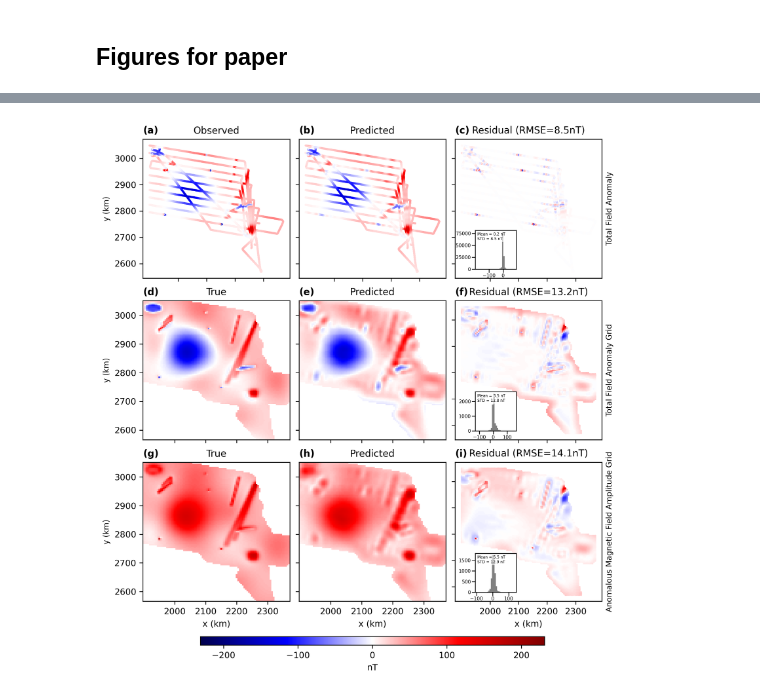
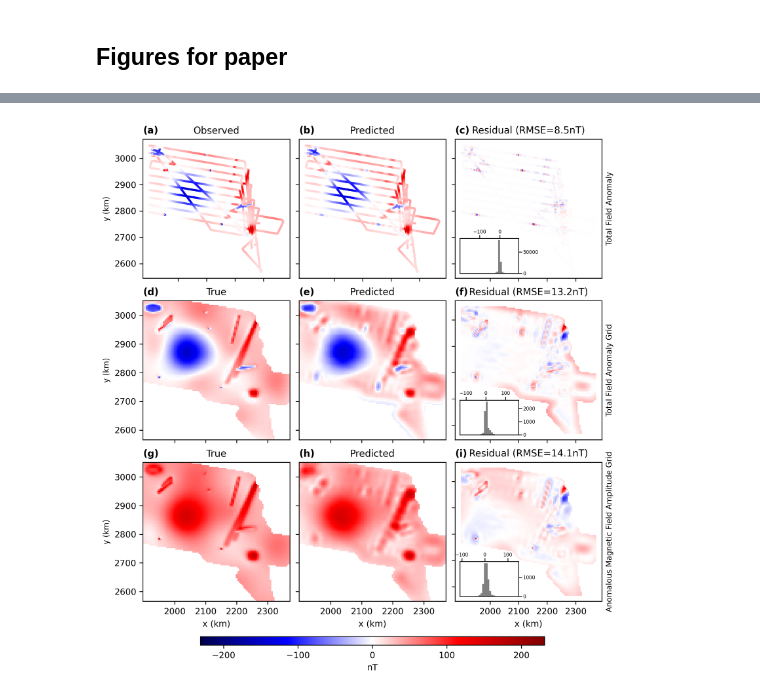
Before and after one commit to compgeolab/eqs-magnetic-dual-layer, a Jupyter notebook: code/05_icegrav_synthetic.ipynb, the cells around one changed output, grey strips where cells are left out. Drawn from its saved outputs; the diff is of its cells as text; code cells hidden in the pictures.

Commit message:
Edit histogram and CV plots. Plot a profile line

```diff
--- a/code/05_icegrav_synthetic.ipynb
+++ b/code/05_icegrav_synthetic.ipynb
@@ -928,54 +992,58 @@ for row_idx, (row_key, row) in enumerate(plot_config.items()):
         if hist_inset and hist_data is not None:
             inset_ax = inset_axes(
                 ax_cur,
-                width="28%",
-                height="28%",
+                width="40%",
+                height="25%",
                 loc="lower left",
-                bbox_to_anchor=(0.105, 0.03, 1, 1),
+                bbox_to_anchor=(0.001, 0.001, 1, 1),
                 bbox_transform=ax_cur.transAxes,
             )
             inset_ax.hist(hist_data, bins=30, color="gray")
             inset_ax.tick_params(labelsize=5, pad=1)
-            mean_val = np.nanmean(hist_data)
-            std_val = np.nanstd(hist_data)
-            inset_ax.text(
-                0.05, 0.95,
-                f"Mean = {mean_val:.1f} nT\nSTD = {std_val:.1f} nT",
-                transform=inset_ax.transAxes,
-                fontsize=4,
-                verticalalignment='top',
-                bbox=dict(facecolor='white', alpha=0.6, edgecolor='none', pad=1),
-            )
+            inset_ax.xaxis.set_ticks_position('top')
+            inset_ax.xaxis.set_label_position('top')
+            inset_ax.yaxis.set_ticks_position('right')
+            inset_ax.yaxis.set_label_position('right')
+            # mean_val = np.nanmean(hist_data)
+            # std_val = np.nanstd(hist_data)
+            # inset_ax.text(
+            #     0.05, 0.95,
+            #     f"Mean = {mean_val:.1f} nT\nSTD = {std_val:.1f} nT",
+            #     transform=inset_ax.transAxes,
+            #     fontsize=4,
+            #     verticalalignment='top',
+            #     bbox=dict(facecolor='white', alpha=0.6, edgecolor='none', pad=1),
+            # )
 
 xticks = [2000, 2100, 2200, 2300]
 for row_idx in range(3):
     for col_idx in range(3):
         ax[row_idx, col_idx].set_xticks(xticks)
         ax[row_idx, col_idx].set_xticklabels([str(int(t)) for t in xticks], fontsize=9)
         ax[row_idx, col_idx].xaxis.set_major_locator(FixedLocator(xticks))
 
 for row_idx in range(2):
     for col_idx in range(3):
         ax[row_idx, col_idx].set_xticklabels([])
 
 cbar = fig.colorbar(
     last_plot,
     ax=ax,
     orientation='horizontal',
     label='nT',
     pad=0.015,
     shrink=0.75,
     aspect=40
 )
 cbar.ax.tick_params(labelsize=9)
 cbar.ax.xaxis.label.set_size(9)
 
 single_layer_figure = Path("..") / "paper" / "figures" / "single_layer_synthetic.png"
 fig.savefig(single_layer_figure, dpi=300, bbox_inches="tight")
 plt.close()
 Image(single_layer_figure)
 # %% [output]
-[figure, old version]
+[figure, new version]
 # %%
 plot_config = {
     "row1": {
```
Also changed, not shown: parts of 11 cells of this notebook, 5 other files.
